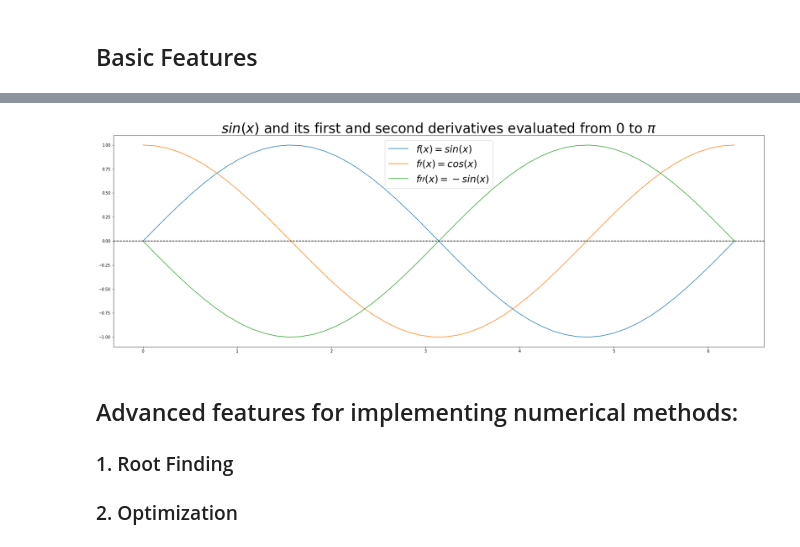
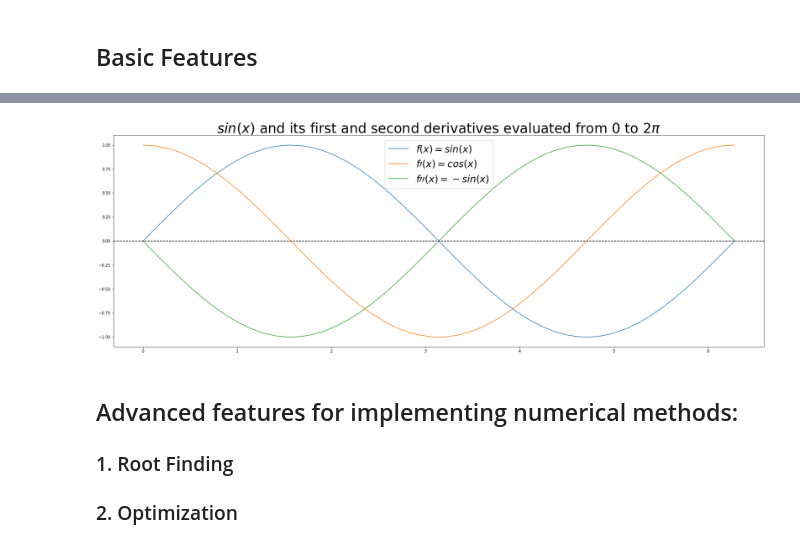
Before and after one commit to CS207ProjectGroup8/cs207-FinalProject, a Jupyter notebook: docs/Presentation.ipynb, the cells around one changed output, grey strips where cells are left out. Saved outputs shown, nothing was run; the diff lists cells and outputs as text; code cells hidden in the pictures.

```diff
--- a/docs/Presentation.ipynb
+++ b/docs/Presentation.ipynb
@@ -74,26 +75,40 @@ import numpy as np
 import matplotlib.pyplot as plt
 % matplotlib inline
 
-fun_vals = []
-der_vals = []
-der2_vals = []
-for i in np.linspace(0, 2*np.pi):
-    x = AutoDiff(i, "x", H=True)
-    f = ef.sin(x)
-    fun_vals.append(f.val)
-    der_vals.append(f.der["x"])
-    der2_vals.append(f.der2["x"])
+# fun_vals = []
+# der_vals = []
+# der2_vals = []
+# for i in np.linspace(0, 2*np.pi):
+#     x = AutoDiff(i, "x", H=True)
+#     f = ef.sin(x)
+#     fun_vals.append(f.val)
+#     der_vals.append(f.der["x"])
+#     der2_vals.append(f.der2["x"])
 
-plt.figure(figsize=(30,10))
-plt.plot(np.linspace(0, 2*np.pi), fun_vals, label=r"$f(x) = sin(x)$")
-plt.plot(np.linspace(0, 2*np.pi), der_vals, label=r"$f\prime(x) = cos(x)$")
-plt.plot(np.linspace(0, 2*np.pi), der2_vals, label=r"$f\prime\prime(x) = -sin(x)$")
-plt.axhline(0,color='black',linestyle='--')
-plt.legend(fontsize=25)
-plt.title(r'$sin(x)$ and its first and second derivatives evaluated from 0 to $\pi$', fontsize=35)
-plt.show()
+def plot_sin():
+    plt.figure(figsize=(30,10))
+    plt.plot(np.linspace(0, 2*np.pi), fun_vals, label=r"$f(x) = sin(x)$")
+    plt.plot(np.linspace(0, 2*np.pi), der_vals, label=r"$f\prime(x) = cos(x)$")
+    plt.plot(np.linspace(0, 2*np.pi), der2_vals, label=r"$f\prime\prime(x) = -sin(x)$")
+    plt.axhline(0,color='black',linestyle='--')
+    plt.legend(fontsize=25)
+    plt.title(r'$sin(x)$ and its first and second derivatives evaluated from 0 to $2\pi$', fontsize=35)
+    plt.show()
+    return
-# %% [output]
-[figure, removed]
+# %%
+fun_vals = []
+der_vals = []
+der2_vals = []
+for i in np.linspace(0, 2*np.pi):
+    x = AutoDiff(i, "x", H=True)
+    f = ef.sin(x)
+    fun_vals.append(f.val)
+    der_vals.append(f.der["x"])
+    der2_vals.append(f.der2["x"])
+
+plot_sin()
+# %% [output]
+[figure, added]
 # %% [markdown]
 ## Advanced features for implementing numerical methods:
 ### 1. Root Finding
```
Also changed, not shown: parts of 13 cells of this notebook.
